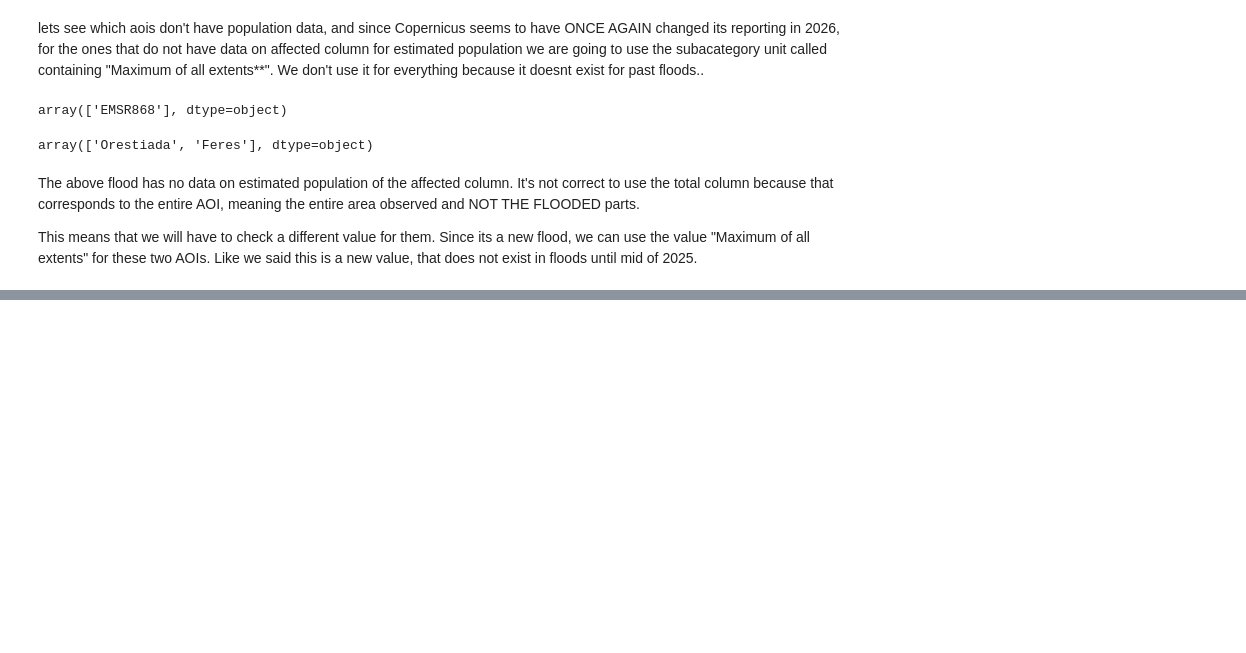
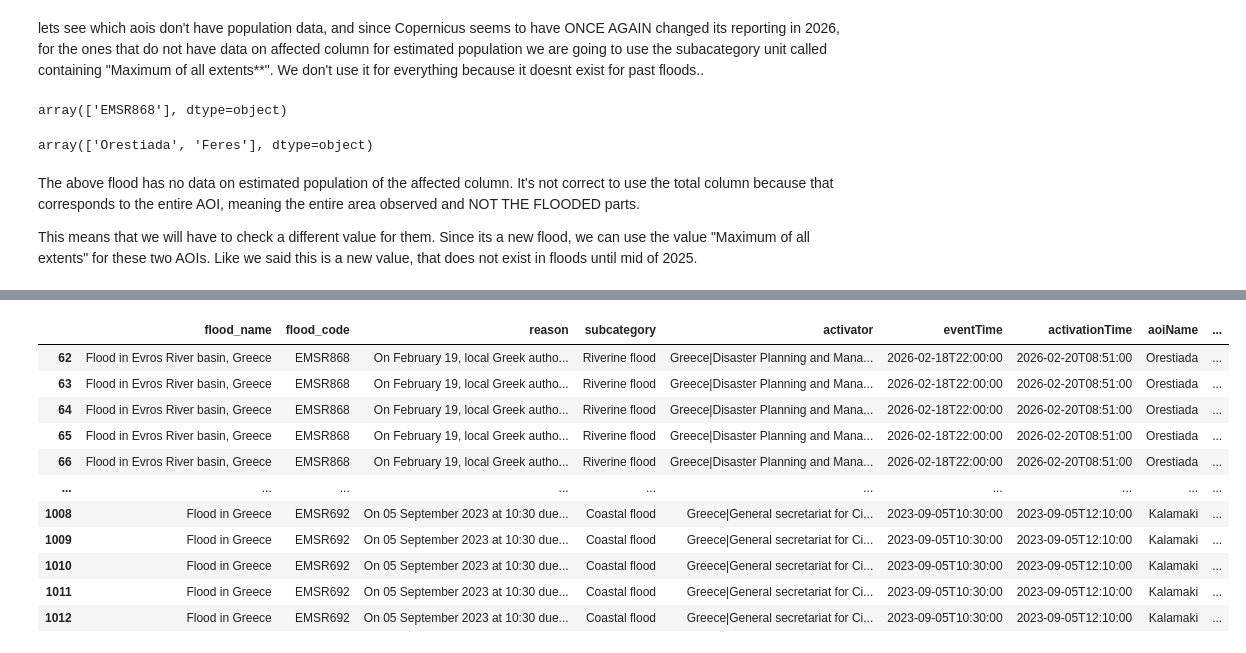
Before and after one commit to konstantinamalt/konstantinamalt.github.io, a Jupyter notebook: MASTERCLASS_DH26_copernicus_api_requests.ipynb, the cells around one changed output, grey strips where cells are left out. Saved outputs shown, nothing was run; the diff lists cells and outputs as text; code cells hidden in the pictures; blank space fills up the shorter version.

```diff
--- a/MASTERCLASS_DH26_copernicus_api_requests.ipynb
+++ b/MASTERCLASS_DH26_copernicus_api_requests.ipynb
@@ -791,0 +521,68 @@ aois_final_products
+# %%
+# 1. PREPARE POPULATION DATA
+
+aois_df_population['affected'] = pd.to_numeric(aois_df_population['affected'], errors='coerce')
+
+# AOIs that DO have population
+pop_clean = aois_df_population.dropna(subset=['affected']).copy() #keep only the products with values
+
+idx_pop = pop_clean.groupby(['flood_code', 'aoiName'])['affected'].idxmax() #check the highest
+
+highest_pop = pop_clean.loc[idx_pop, ['flood_code','aoiName','monitoring','affected']] #keep the row and thus product with the highest affected pop
+highest_pop['keep'] = True #create column to mark your product
+
+# 2. PREPARE FALLBACK: AOIs WITHOUT POPULATION
+# Extract all "Maximum of all extents" rows, it works for floods between 2025-2026
+aois_df_max_extent = aois_df[
+    aois_df['subcategory_unit'].str.contains("Maximum of all extents", case=False, na=False)
+].copy() #create a smaller df only with the "Maximum of all extents" rows
+
+# Keep only AOIs that are NOT in highest_pop
+missing_pop_pairs = aois_df_max_extent.merge(
+    highest_pop[['flood_code','aoiName']],
+    on=['flood_code','aoiName'],
+    how='left',
+    indicator=True
+)
+missing_pop_pairs
+
+fallback = missing_pop_pairs[missing_pop_pairs['_merge'] == 'left_only'].copy() #i create a column named _merged with the value left_only which means that it refers to products and aois without population and I keep only that
+
+# Select the HIGHEST monitoring per AOI
+idx_fallback = fallback.groupby(['flood_code','aoiName'])['monitoring'].idxmax()
+
+fallback_max_extent = fallback.loc[idx_fallback, ['flood_code','aoiName','monitoring']]
+fallback_max_extent['keep'] = True
+
+# 3. COMBINE POPULATION + FALLBACK
+
+final_keep_table = pd.concat([
+    highest_pop[['flood_code','aoiName','monitoring','keep']],
+    fallback_max_extent[['flood_code','aoiName','monitoring','keep']]
+], ignore_index=True)
+
+# 4. MERGE WITH ORIGINAL CLEAN AOI TABLE
+
+aois_df_merged = aois_df.merge(
+    final_keep_table,
+    on=['flood_code','aoiName','monitoring'],
+    how='left'
+)
+
+#save before filtering
+aois_df_merged.to_excel("all_products_with_keep_column.xlsx", index=False)
+
+#filter
+aois_df_filtered = aois_df_merged[aois_df_merged['keep'] == True].copy()
+
+#save
+aois_df_filtered.to_excel("one_product_per_aoi.xlsx", index=False)
+
+#download both files in your computer
+from google.colab import files
+files.download("all_products_with_keep_column.xlsx")
+files.download("one_product_per_aoi.xlsx")
+
+
+aois_df_filtered
+# %% [output]
@@ -791,0 +598,12 @@ aois_final_products
+|  | flood_name | flood_code | reason | subcategory | activator | eventTime | activationTime | aoiName | ... |
+| 62 | Flood in Evros River basin, Greece | EMSR868 | On February 19, local Greek autho... | Riverine flood | Greece|Disaster Planning and Mana... | 2026-02-18T22:00:00 | 2026-02-20T08:51:00 | Orestiada | ... |
+| 63 | Flood in Evros River basin, Greece | EMSR868 | On February 19, local Greek autho... | Riverine flood | Greece|Disaster Planning and Mana... | 2026-02-18T22:00:00 | 2026-02-20T08:51:00 | Orestiada | ... |
+| 64 | Flood in Evros River basin, Greece | EMSR868 | On February 19, local Greek autho... | Riverine flood | Greece|Disaster Planning and Mana... | 2026-02-18T22:00:00 | 2026-02-20T08:51:00 | Orestiada | ... |
+| 65 | Flood in Evros River basin, Greece | EMSR868 | On February 19, local Greek autho... | Riverine flood | Greece|Disaster Planning and Mana... | 2026-02-18T22:00:00 | 2026-02-20T08:51:00 | Orestiada | ... |
+| 66 | Flood in Evros River basin, Greece | EMSR868 | On February 19, local Greek autho... | Riverine flood | Greece|Disaster Planning and Mana... | 2026-02-18T22:00:00 | 2026-02-20T08:51:00 | Orestiada | ... |
+| ... | ... | ... | ... | ... | ... | ... | ... | ... | ... |
+| 1008 | Flood in Greece | EMSR692 | On 05 September 2023 at 10:30 due... | Coastal flood | Greece|General secretariat for Ci... | 2023-09-05T10:30:00 | 2023-09-05T12:10:00 | Kalamaki | ... |
+| 1009 | Flood in Greece | EMSR692 | On 05 September 2023 at 10:30 due... | Coastal flood | Greece|General secretariat for Ci... | 2023-09-05T10:30:00 | 2023-09-05T12:10:00 | Kalamaki | ... |
+| 1010 | Flood in Greece | EMSR692 | On 05 September 2023 at 10:30 due... | Coastal flood | Greece|General secretariat for Ci... | 2023-09-05T10:30:00 | 2023-09-05T12:10:00 | Kalamaki | ... |
+| 1011 | Flood in Greece | EMSR692 | On 05 September 2023 at 10:30 due... | Coastal flood | Greece|General secretariat for Ci... | 2023-09-05T10:30:00 | 2023-09-05T12:10:00 | Kalamaki | ... |
+| 1012 | Flood in Greece | EMSR692 | On 05 September 2023 at 10:30 due... | Coastal flood | Greece|General secretariat for Ci... | 2023-09-05T10:30:00 | 2023-09-05T12:10:00 | Kalamaki | ... |
```
Also changed, not shown: parts of 85 cells of this notebook.
